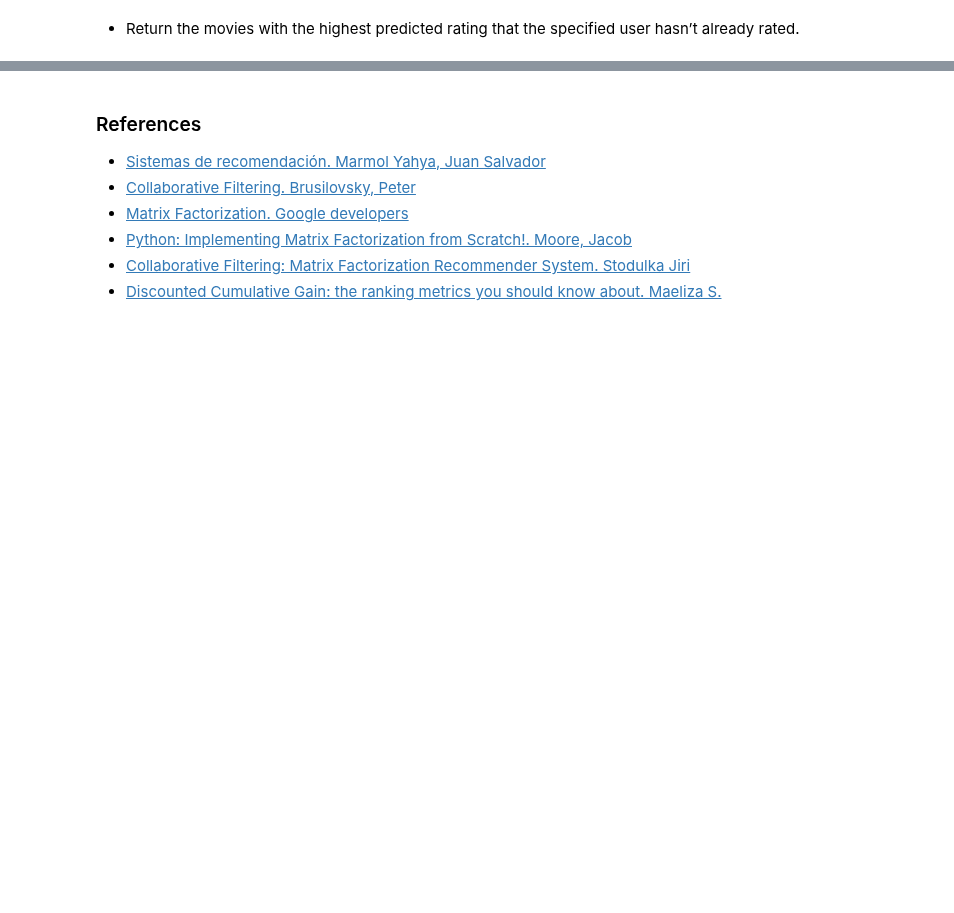
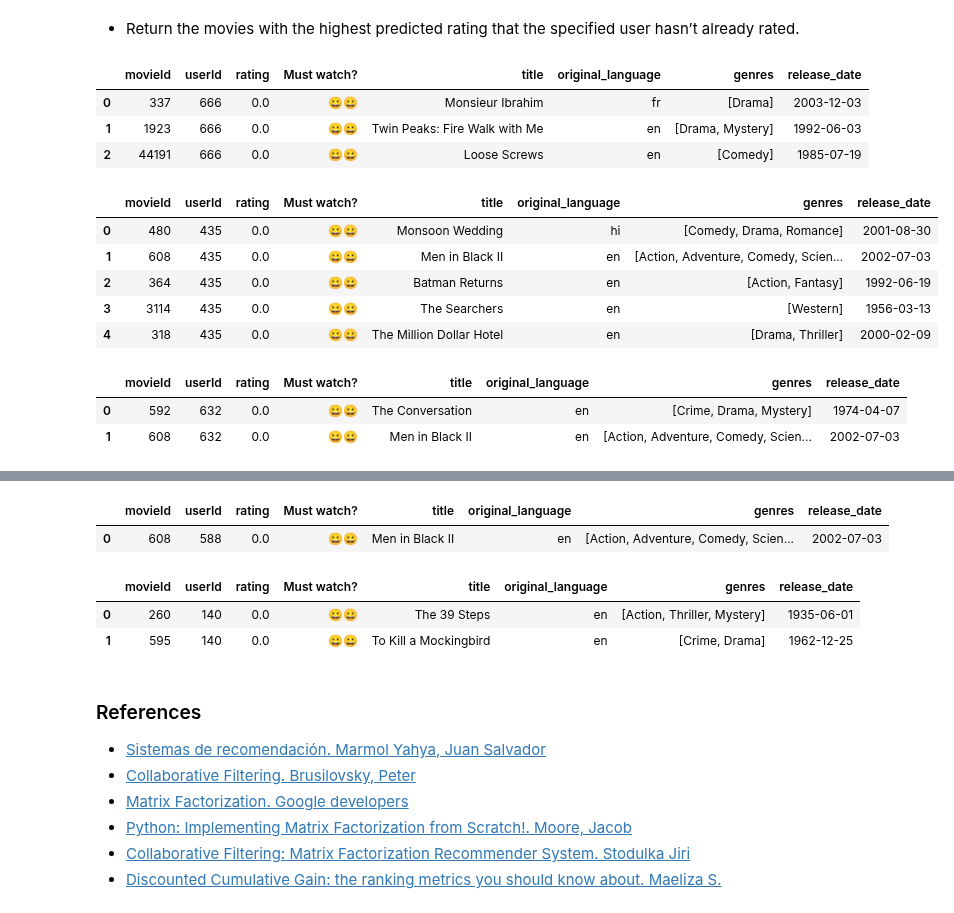
Before and after one commit to carlosgeovany/MachineLearning, a Jupyter notebook: RecommenderSystem.ipynb, the cells around one changed output, grey strips where cells are left out. Drawn from its saved outputs; the diff is of its cells as text; code cells hidden in the pictures; blank space fills up the shorter version.

Commit message:
smiley faces to predict
return to old algorithm.
change unicode to smiley faces

```diff
--- a/RecommenderSystem.ipynb
+++ b/RecommenderSystem.ipynb
@@ -416,9 +416,9 @@ The **nDCG** is calculated against an ideal ranking. In case you have the ideal
 # %% [markdown]
 ## Finding the best K
 # %%
-params = {'Ks':[2,3,4],
+params = {'Ks':[2,4,6],
           "alphas": [0.001,0.01,0.1],
-          "epochs":[2,3,4]}
+          "epochs":[2,4]}
 
 r = MatrixFactorization(ratings,movies_data)
 
@@ -448,9 +479,24 @@ best.clf.matrix
 # %%
 ## Recommended movies by top rating
 user = 666
-best.clf.top_recommends(user)
+best.clf.recommend_movies(user)
+# %% [output]
+|  | movieId | userId | rating | Must watch? | title | original_language | genres | release_date |
+| 0 | 337 | 666 | 0.0 | 😀😀 | Monsieur Ibrahim | fr | [Drama] | 2003-12-03 |
+| 1 | 1923 | 666 | 0.0 | 😀😀 | Twin Peaks: Fire Walk with Me | en | [Drama, Mystery] | 1992-06-03 |
+| 2 | 44191 | 666 | 0.0 | 😀😀 | Loose Screws | en | [Comedy] | 1985-07-19 |
 # %%
 ## Recommended movies by top rating
-users = np.random.randint(1,670,size=3)
+users = np.random.randint(1,670,size=5)
 for user in users:
-    display(best.clf.top_recommends(user))
+    display(best.clf.recommend_movies(user))
+# %% [output]
+|  | movieId | userId | rating | Must watch? | title | original_language | genres | release_date |
+| 0 | 480 | 435 | 0.0 | 😀😀 | Monsoon Wedding | hi | [Comedy, Drama, Romance] | 2001-08-30 |
+| 1 | 608 | 435 | 0.0 | 😀😀 | Men in Black II | en | [Action, Adventure, Comedy, Scien... | 2002-07-03 |
+| 2 | 364 | 435 | 0.0 | 😀😀 | Batman Returns | en | [Action, Fantasy] | 1992-06-19 |
+| 3 | 3114 | 435 | 0.0 | 😀😀 | The Searchers | en | [Western] | 1956-03-13 |
+| 4 | 318 | 435 | 0.0 | 😀😀 | The Million Dollar Hotel | en | [Drama, Thriller] | 2000-02-09 |
+|  | movieId | userId | rating | Must watch? | title | original_language | genres | release_date |
+| 0 | 592 | 632 | 0.0 | 😀😀 | The Conversation | en | [Crime, Drama, Mystery] | 1974-04-07 |
+| 1 | 608 | 632 | 0.0 | 😀😀 | Men in Black II | en | [Action, Adventure, Comedy, Scien... | 2002-07-03 |
@@ -457,3 +507,8 @@ for user in users:
+|  | movieId | userId | rating | Must watch? | title | original_language | genres | release_date |
+| 0 | 608 | 588 | 0.0 | 😀😀 | Men in Black II | en | [Action, Adventure, Comedy, Scien... | 2002-07-03 |
+|  | movieId | userId | rating | Must watch? | title | original_language | genres | release_date |
+| 0 | 260 | 140 | 0.0 | 😀😀 | The 39 Steps | en | [Action, Thriller, Mystery] | 1935-06-01 |
+| 1 | 595 | 140 | 0.0 | 😀😀 | To Kill a Mockingbird | en | [Crime, Drama] | 1962-12-25 |
 # %% [markdown]
 ### References
 
```
Also changed, not shown: parts of 11 cells of this notebook, 1 other file.
